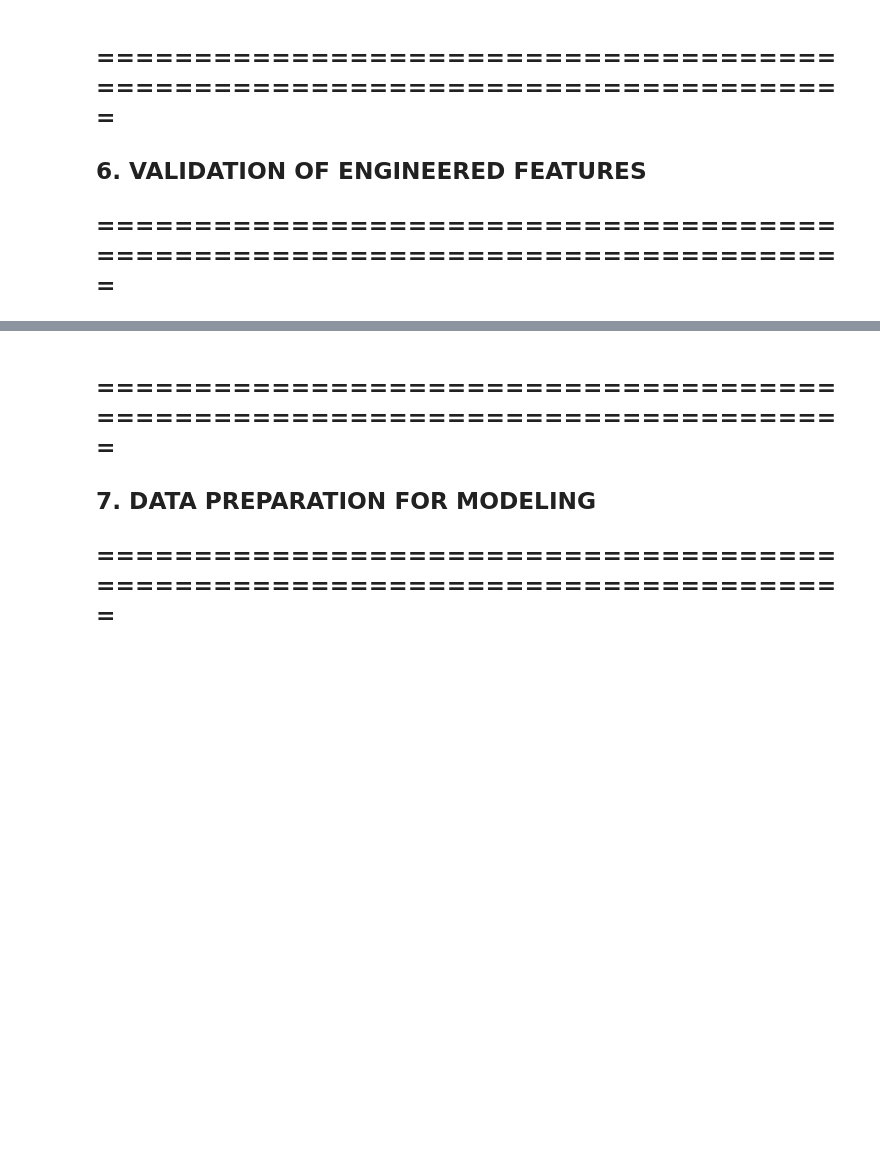
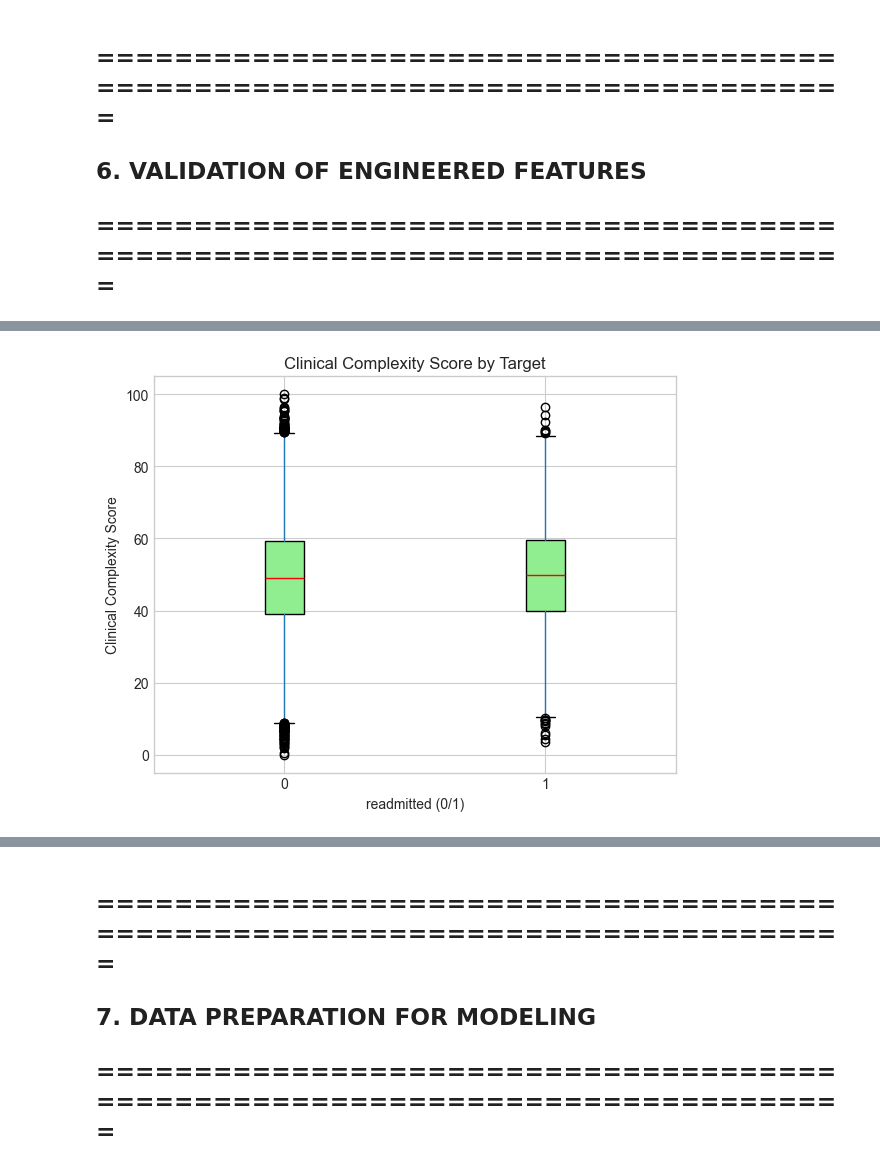
Before and after one commit to albertokabore/Hospital-Readmission-Prediction, a Jupyter notebook: notebooks/Readmission_Project.ipynb, the cells around one changed output, grey strips where cells are left out. Saved outputs shown, nothing was run; the diff lists cells and outputs as text; code cells hidden in the pictures; blank space fills up the shorter version.

```diff
--- a/notebooks/Readmission_Project.ipynb
+++ b/notebooks/Readmission_Project.ipynb
@@ -683,20 +695,22 @@ else:
 # %%
-# ---- Separate plots for complexity score & category (fixed) ----
+# ---- Separate plots for complexity score & category ----
 if "clinical_complexity_score" in df_engineered.columns:
     # 1) Boxplot: complexity score by readmission
     fig, ax = plt.subplots(figsize=(6, 5))
     df_engineered.boxplot(
         column="clinical_complexity_score",
         by=target_col,
-        ax=ax,                          # ensure it draws on this axes
+        ax=ax,
         patch_artist=True,
         boxprops=dict(facecolor="lightgreen"),
         medianprops=dict(color="red")
     )
-    ax.set_title("Clinical Complexity Score by Readmission")
-    ax.set_xlabel("Readmitted (0/1)")
+    ax.set_title("Clinical Complexity Score by Target")
+    ax.set_xlabel(f"{target_col} (0/1)")
     ax.set_ylabel("Clinical Complexity Score")
-    fig.suptitle("")                   # remove default pandas title
+    fig.suptitle("")
     plt.tight_layout()
     plt.show()
+# %% [output]
+[figure, added]
 # %%
```
Also changed, not shown: parts of 4 cells of this notebook.
